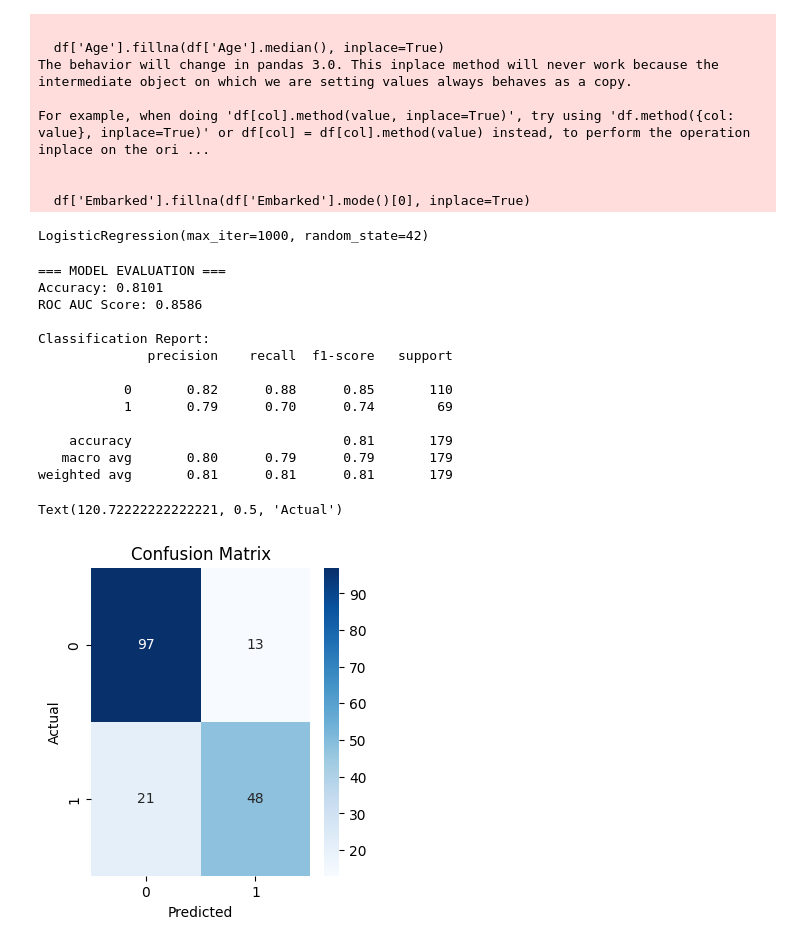
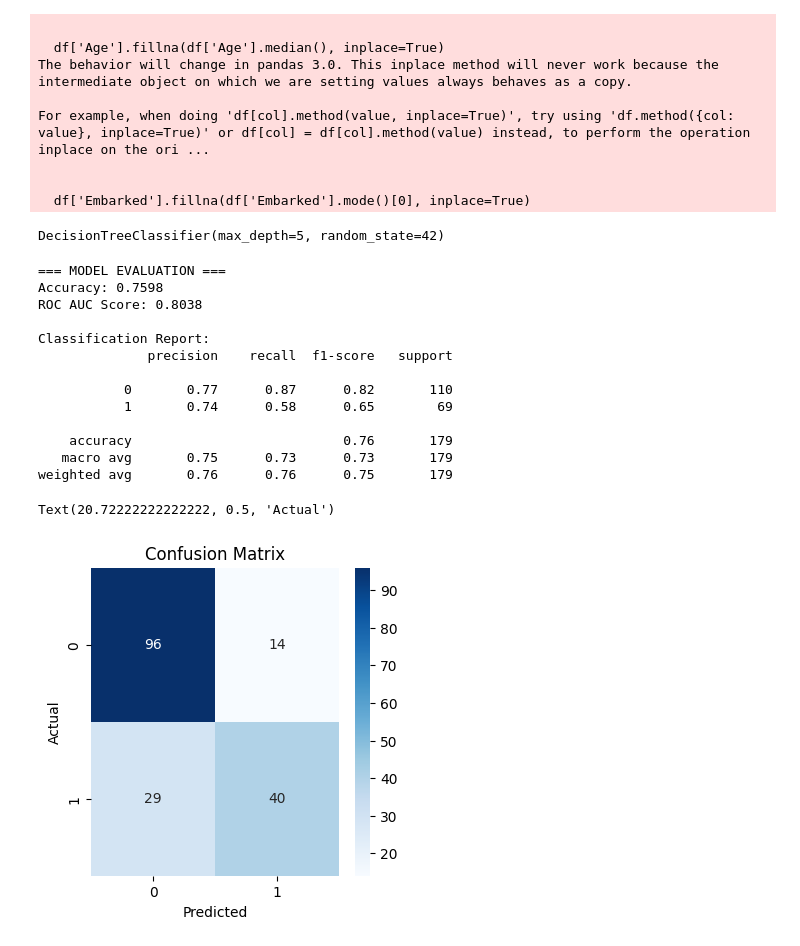
Before and after one commit to keanteng/wqd7005-final-exam, a Jupyter notebook: sample/machine_learning.ipynb, the cells around one changed output. Drawn from its saved outputs; the diff is of its cells as text; code cells hidden in the pictures.

Commit message:
add decision tree #2

```diff
--- a/sample/machine_learning.ipynb
+++ b/sample/machine_learning.ipynb
@@ -84,10 +85,10 @@ X_train_scaled = scaler.fit_transform(X_train)
 X_test_scaled = scaler.transform(X_test)
 # %%
 # Train the logistic regression model
-lr_model = LogisticRegression(random_state=42, max_iter=1000)
+lr_model = DecisionTreeClassifier(random_state=42, max_depth=5)
 lr_model.fit(X_train_scaled, y_train)
 # %% [output]
-LogisticRegression(max_iter=1000, random_state=42)
+DecisionTreeClassifier(max_depth=5, random_state=42)
 # %%
 # Make predictions
 y_pred = lr_model.predict(X_test_scaled)
@@ -102,30 +103,29 @@ print("\nClassification Report:")
 print(classification_report(y_test, y_pred))
 # %% [output]
 === MODEL EVALUATION ===
-Accuracy: 0.8101
-ROC AUC Score: 0.8586
+Accuracy: 0.7598
+ROC AUC Score: 0.8038
 
 Classification Report:
               precision    recall  f1-score   support
 
-           0       0.82      0.88      0.85       110
-           1       0.79      0.70      0.74        69
+           0       0.77      0.87      0.82       110
+           1       0.74      0.58      0.65        69
 
-    accuracy                           0.81       179
-   macro avg       0.80      0.79      0.79       179
-weighted avg       0.81      0.81      0.81       179
+    accuracy                           0.76       179
+   macro avg       0.75      0.73      0.73       179
+weighted avg       0.76      0.76      0.75       179
 # %%
 # Confusion Matrix
-plt.figure(figsize=(12, 4))
+plt.figure(figsize=(4, 4))
 
-plt.subplot(1, 3, 1)
 cm = confusion_matrix(y_test, y_pred)
 sns.heatmap(cm, annot=True, fmt='d', cmap='Blues')
 plt.title('Confusion Matrix')
 plt.xlabel('Predicted')
 plt.ylabel('Actual')
 # %% [output]
-Text(120.72222222222221, 0.5, 'Actual')
+Text(20.72222222222222, 0.5, 'Actual')
-[figure, old version]
+[figure, new version]
 # %%
 # ROC Curve
```
Also changed, not shown: parts of 5 cells of this notebook.
